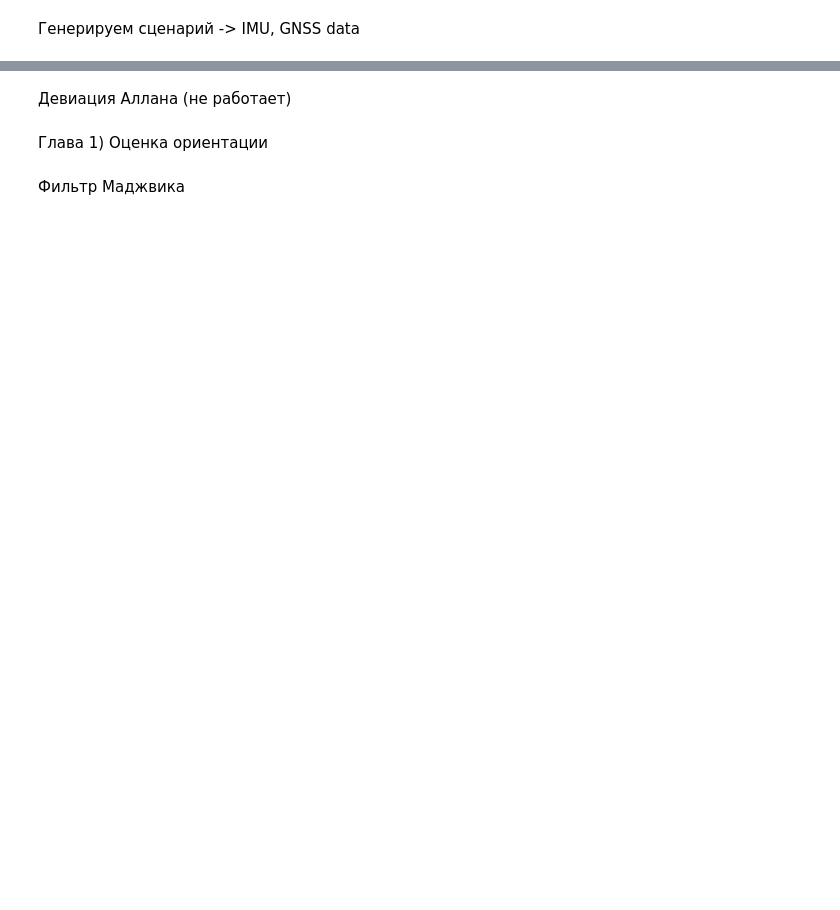
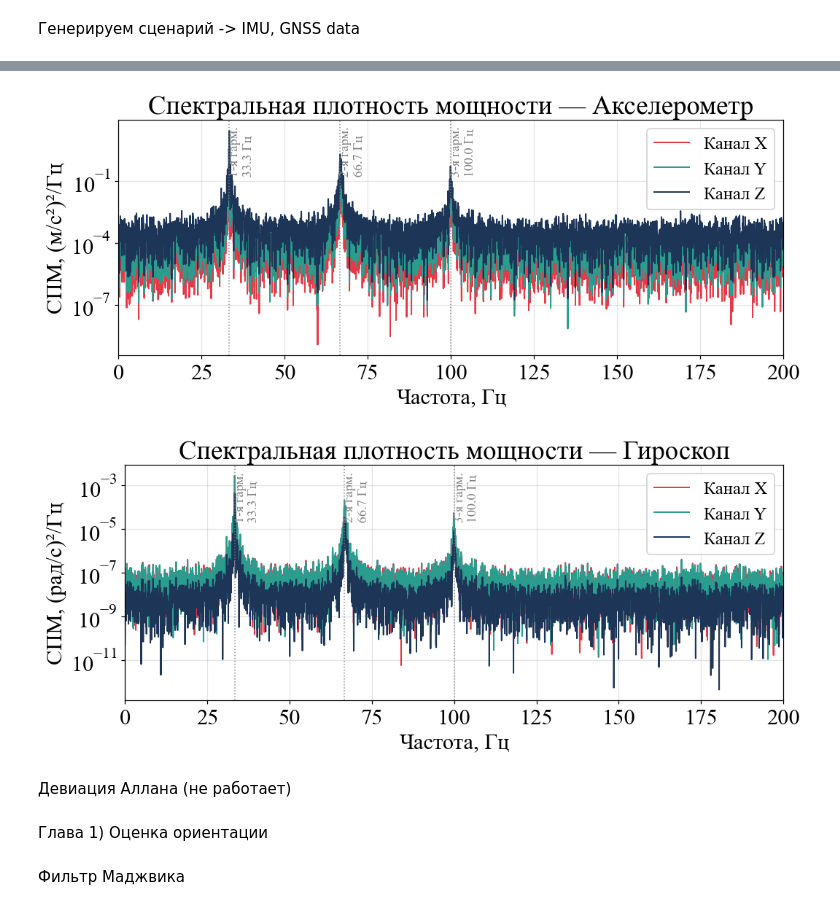
Before and after one commit to RiXenGC/KAMAZ_Jupyter, a Jupyter notebook: notebooks/exploration.ipynb, the cells around one changed output, grey strips where cells are left out. Drawn from its saved outputs; the diff is of its cells as text; code cells hidden in the pictures; blank space fills up the shorter version.

```diff
--- a/notebooks/exploration.ipynb
+++ b/notebooks/exploration.ipynb
@@ -103,27 +106,30 @@ _ = plot_gyro_signal(imu_time, gyro, ' (без вибраций)',
 # %%
 from src.analysis.visualization import plot_psd, plot_spectrogram_2d, plot_spectrogram_3d
 
-plot_psd(imu_time, accel, fs=400,
+# plot_psd(imu_time, accel, fs=400,
+#          sensor_name='Акселерометр', units='м/с²',
+#          save_dir=f'{REPORT_DIR}/raw', fname='psd_accel')
+# _ = plot_psd(imu_time, gyro, fs=400,
+#          sensor_name='Гироскоп', units='рад/с',
+#          save_dir=f'{REPORT_DIR}/raw', fname='psd_gyro')
+
+plot_psd(imu_time, accel_vib, fs=400,
          sensor_name='Акселерометр', units='м/с²',
-         save_dir=f'{REPORT_DIR}/raw', fname='psd_accel')
-_ = plot_psd(imu_time, gyro, fs=400,
+         save_dir=REPORT_DIR, fname='psd_accel')
+_ = plot_psd(imu_time, gyro_vib, fs=400,
          sensor_name='Гироскоп', units='рад/с',
-         save_dir=f'{REPORT_DIR}/raw', fname='psd_gyro')
-
-# plot_psd(imu_time, accel_vib, fs=400,
-#          sensor_name='Акселерометр', units='м/с²',
-#          save_dir=REPORT_DIR, fname='psd_accel')
-# _ = plot_psd(imu_time, gyro_vib, fs=400,
-#          sensor_name='Гироскоп', units='рад/с',
-#          save_dir=REPORT_DIR, fname='psd_gyro')
+         save_dir=REPORT_DIR, fname='psd_gyro')
 
 # Спектрограмма Z-оси акселерометра (там вибрация самая сильная)
 # _ = plot_spectrogram_2d(imu_time, accel_vib[:, 2], fs=400,
 #                     channel_name='Z', sensor_name='Акселерометр',
 #                     save_dir=REPORT_DIR)
 # _ = plot_spectrogram_3d(imu_time, accel_vib[:, 2], fs=400,
 #                     channel_name='Z', sensor_name='акселерометра',
 #                     save_dir=REPORT_DIR)
+# %% [output]
+[figure, added]
+[figure, added]
 # %% [markdown]
 Девиация Аллана (не работает)
 # %%
```
Also changed, not shown: parts of 24 cells of this notebook, 12 other files.
